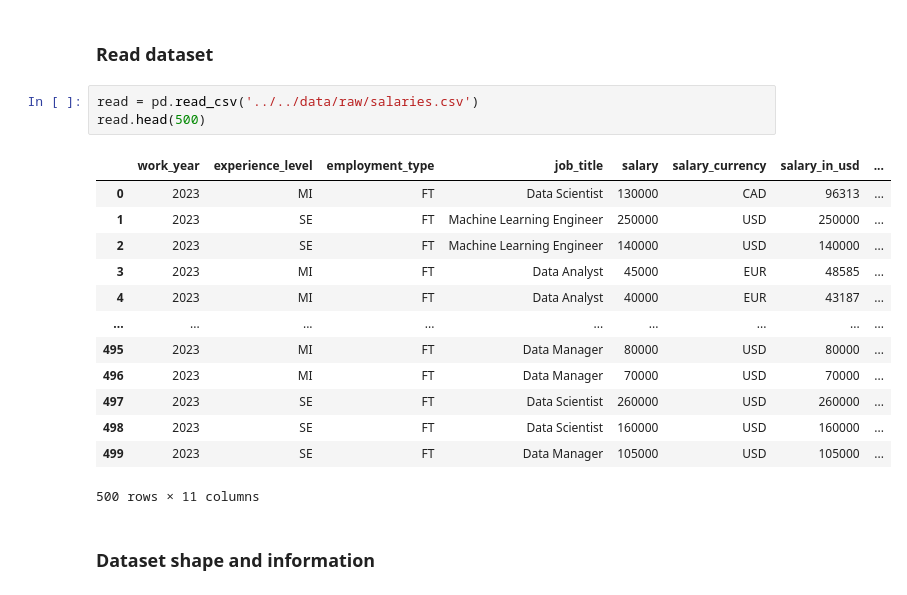
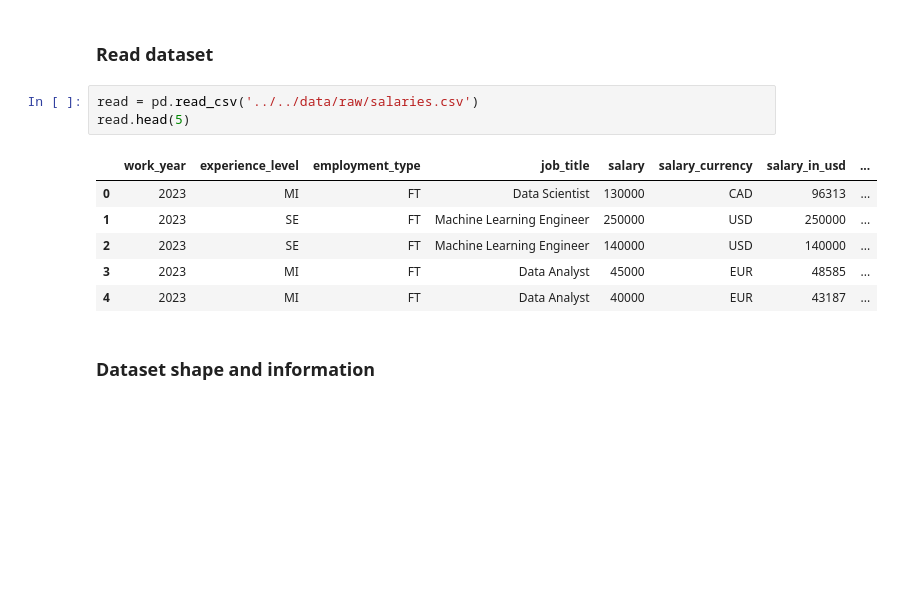
Before and after one commit to marina-lc16/mid_project_repo, a Jupyter notebook: notebooks/Clean_notebook/EDA.ipynb, the cells around one changed output. Drawn from its saved outputs; the diff is of its cells as text; blank space fills up the shorter version.

```diff
--- a/notebooks/Clean_notebook/EDA.ipynb
+++ b/notebooks/Clean_notebook/EDA.ipynb
@@ -33,21 +41,14 @@ sns.set_theme()
 ### Read dataset
 # %%
 read = pd.read_csv('../../data/raw/salaries.csv')
-read.head(500)
+read.head(5)
 # %% [output]
 |  | work_year | experience_level | employment_type | job_title | salary | salary_currency | salary_in_usd | ... |
 | 0 | 2023 | MI | FT | Data Scientist | 130000 | CAD | 96313 | ... |
 | 1 | 2023 | SE | FT | Machine Learning Engineer | 250000 | USD | 250000 | ... |
 | 2 | 2023 | SE | FT | Machine Learning Engineer | 140000 | USD | 140000 | ... |
 | 3 | 2023 | MI | FT | Data Analyst | 45000 | EUR | 48585 | ... |
 | 4 | 2023 | MI | FT | Data Analyst | 40000 | EUR | 43187 | ... |
-| ... | ... | ... | ... | ... | ... | ... | ... | ... |
-| 495 | 2023 | MI | FT | Data Manager | 80000 | USD | 80000 | ... |
-| 496 | 2023 | MI | FT | Data Manager | 70000 | USD | 70000 | ... |
-| 497 | 2023 | SE | FT | Data Scientist | 260000 | USD | 260000 | ... |
-| 498 | 2023 | SE | FT | Data Scientist | 160000 | USD | 160000 | ... |
-| 499 | 2023 | SE | FT | Data Manager | 105000 | USD | 105000 | ... |
-500 rows × 11 columns
 # %% [markdown]
 ### Dataset shape and information
 # %%
```
Also changed, not shown: parts of 9 cells of this notebook, 2 other files.
